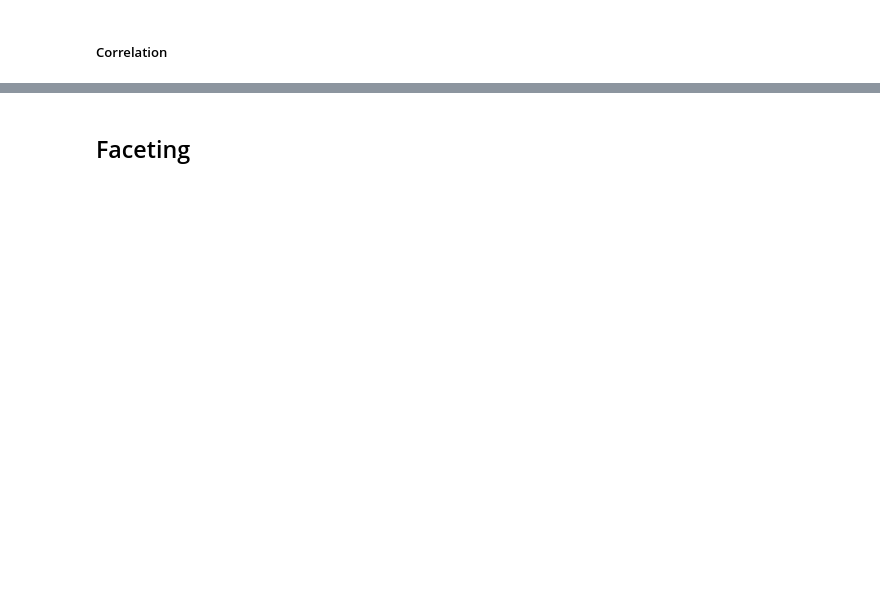
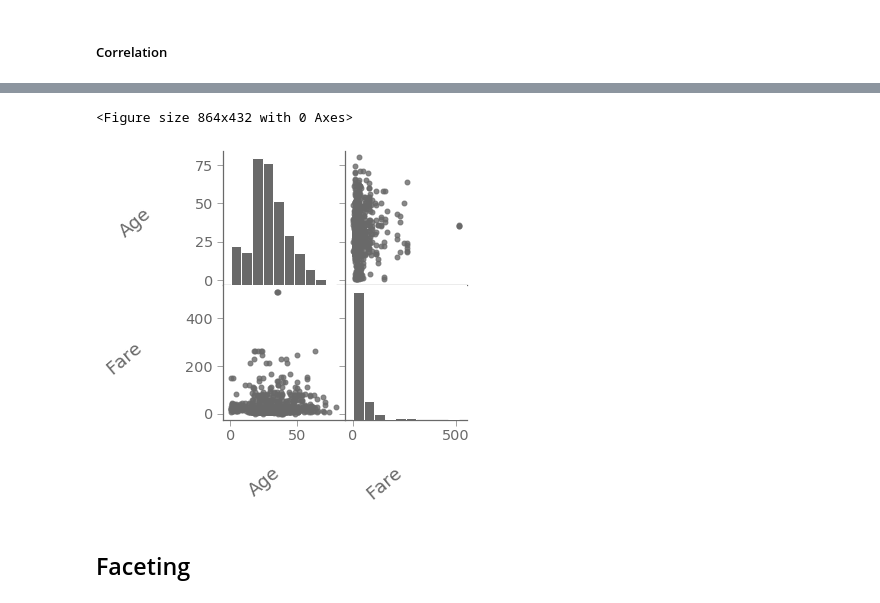
Before and after one commit to sudhu26/data-science-portfolio, a Jupyter notebook: kaggle/Titanic/kernel.ipynb, the cells around one changed output, grey strips where cells are left out. Drawn from its saved outputs; the diff is of its cells as text; code cells hidden in the pictures; blank space fills up the shorter version.

```diff
--- a/kaggle/Titanic/kernel.ipynb
+++ b/kaggle/Titanic/kernel.ipynb
@@ -356,9 +254,12 @@ p.pretty_corr_heatmap_target(
 # %% [markdown]
 <a id = 'Pair-plot'></a>
 # %%
-# # pair plot
-# p = PrettierPlot(chart_prop=12)
-# p.pretty_pair_plot(df=train.data[["Age","Fare","Sex","Pclass","Embarked"]].dropna(), diag_kind="auto")
+# pair plot
+p = PrettierPlot(chart_prop=12)
+p.pretty_pair_plot(df=train.data[["Age","Fare","Sex","Pclass","Embarked"]].dropna(), diag_kind="auto")
+# %% [output]
+<Figure size 864x432 with 0 Axes>
+[figure, added]
 # %%
 # # pair plot
 # p = PrettierPlot(chart_prop=12)
```
Also changed, not shown: parts of 36 cells of this notebook.
